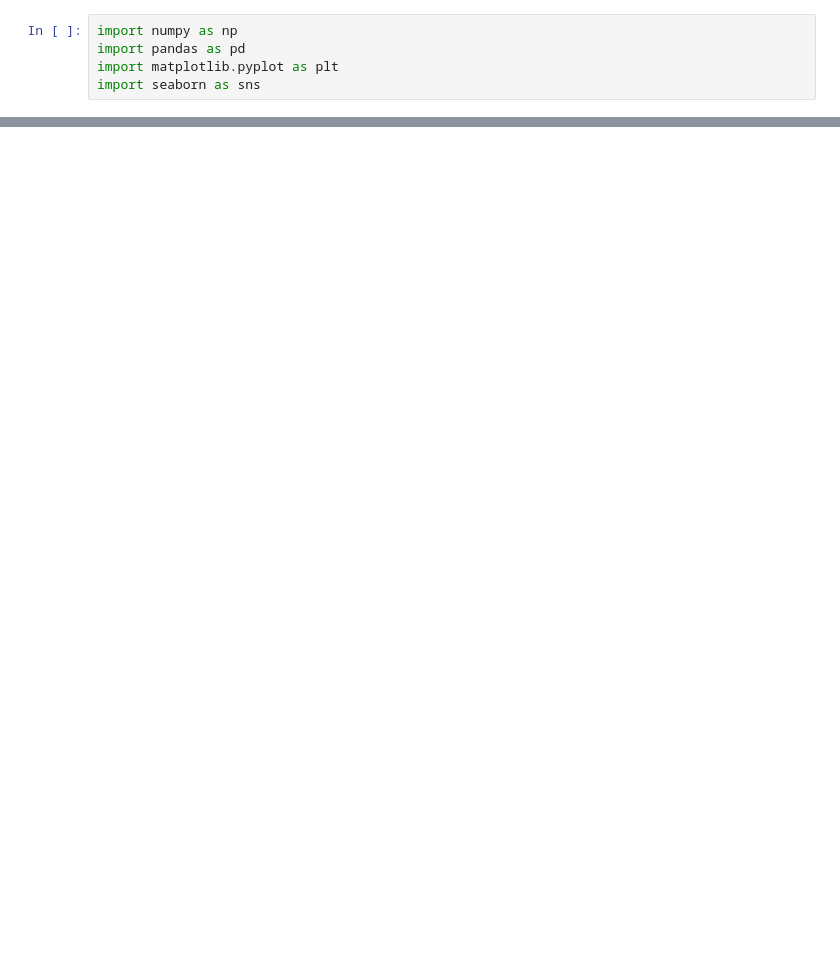
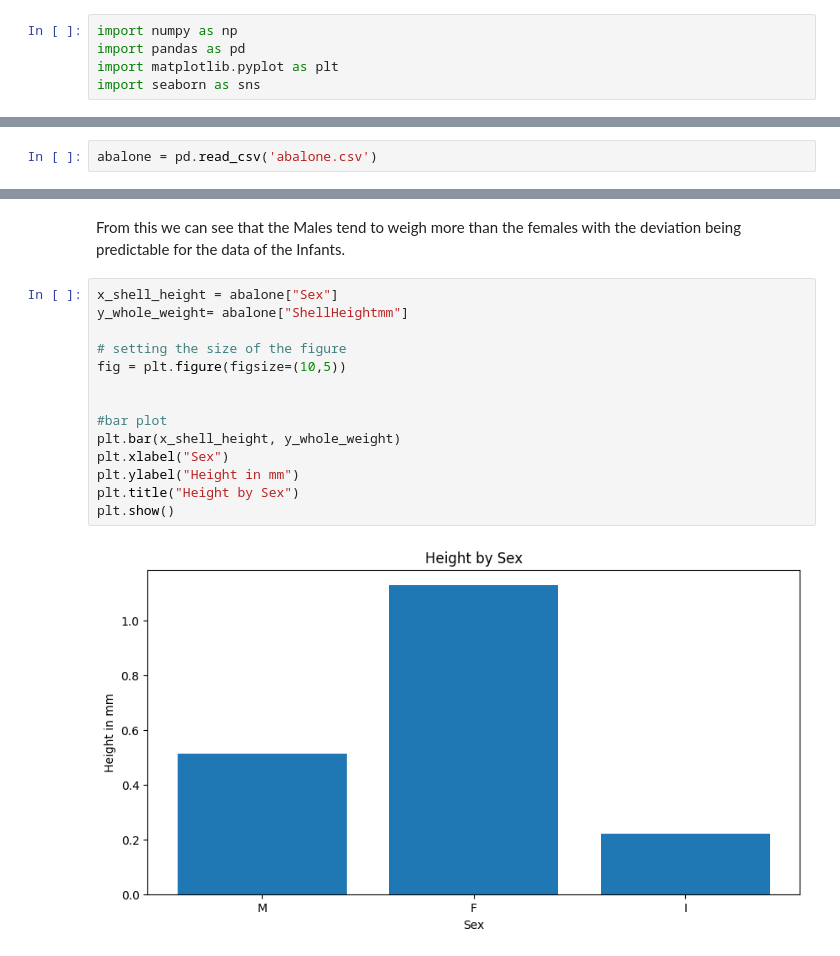
Before and after one commit to Emmet-Devaney/Abalone-Dataset-Analysis, a Jupyter notebook: abalone.ipynb, the cells around one changed output, grey strips where cells are left out. Drawn from its saved outputs; the diff is of its cells as text; blank space fills up the shorter version.

Commit message:
Abalone x6

```diff
--- a/abalone.ipynb
+++ b/abalone.ipynb
@@ -165,0 +12,2 @@ plt.show()
+# %%
+abalone = pd.read_csv('abalone.csv')
@@ -165,0 +114,18 @@ plt.show()
+# %% [markdown]
+From this we can see that the Males tend to weigh more than the females with the deviation being predictable for the data of the Infants.
+# %%
+x_shell_height = abalone["Sex"]
+y_whole_weight= abalone["ShellHeightmm"]
+
+# setting the size of the figure
+fig = plt.figure(figsize=(10,5))
+
+
+#bar plot
+plt.bar(x_shell_height, y_whole_weight)
+plt.xlabel("Sex")
+plt.ylabel("Height in mm")
+plt.title("Height by Sex")
+plt.show()
+# %% [output]
+[figure, added]
```
Also changed, not shown: parts of 43 cells of this notebook, 13 other files.
